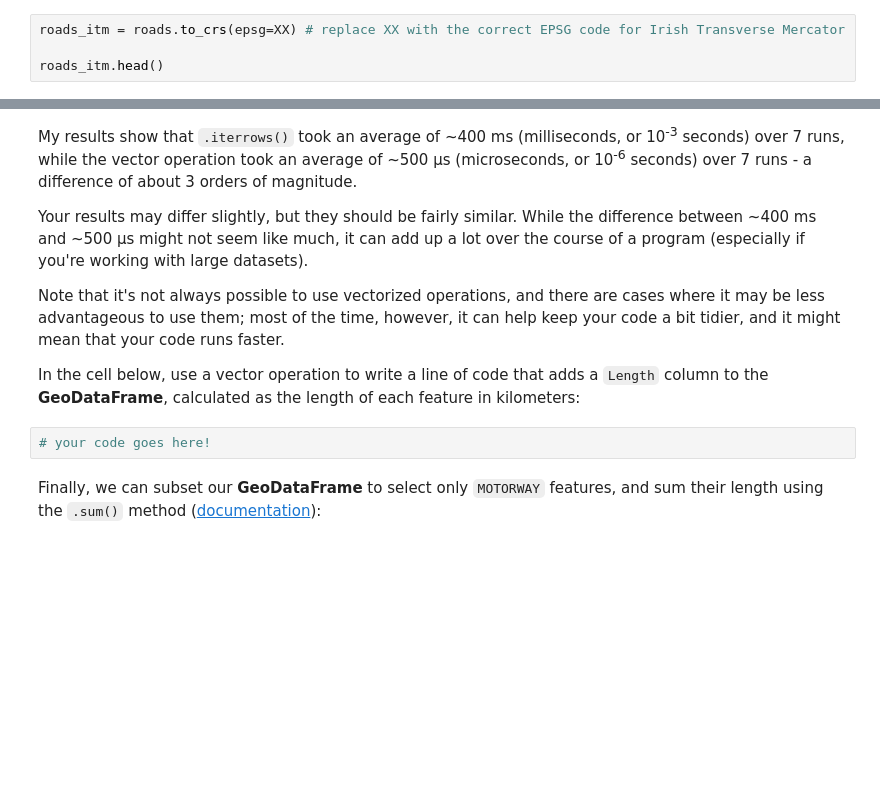
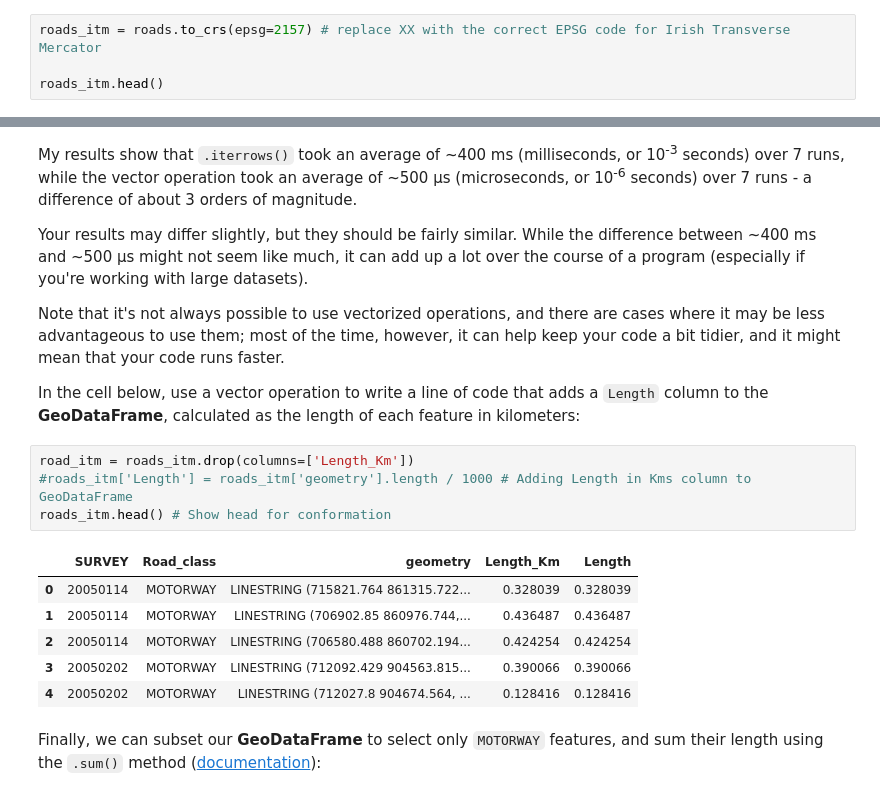
Before and after one commit to EJHolt-Study/egm722, a Jupyter notebook: Week3/VectorData.ipynb, the cells around one changed output, grey strips where cells are left out. Cells and saved outputs as stored; diff of their text form; blank space fills up the shorter version.

```diff
--- a/Week3/VectorData.ipynb
+++ b/Week3/VectorData.ipynb
@@ -378,6 +420,6 @@ Rather than trying to find the correct JSON or PROJ representation of this CRS,
 
 <span style="color:#009fdf;font-size:1.1em;font-weight:bold">Using the search function on the [EPSG registry](https://epsg.org/search/by-name), or using an internet search, look up the EPSG code for the Irish Transverse Mercator CRS and enter it in the method call below:</span>
 # %%
-roads_itm = roads.to_crs(epsg=XX) # replace XX with the correct EPSG code for Irish Transverse Mercator
+roads_itm = roads.to_crs(epsg=2157) # replace XX with the correct EPSG code for Irish Transverse Mercator
 
 roads_itm.head()
@@ -440,8 +522,17 @@ Your results may differ slightly, but they should be fairly similar. While the d
 Note that it's not always possible to use vectorized operations, and there are cases where it may be less advantageous to use them; most of the time, however, it can help keep your code a bit tidier, and it might mean that your code runs faster.
 
 In the cell below, use a vector operation to write a line of code that adds a `Length` column to the **GeoDataFrame**, calculated as the length of each feature in kilometers:
-# %%
-# your code goes here!
+# %%
+road_itm = roads_itm.drop(columns=['Length_Km'])
+#roads_itm['Length'] = roads_itm['geometry'].length / 1000 # Adding Length in Kms column to GeoDataFrame
+roads_itm.head() # Show head for conformation
+# %% [output]
+|  | SURVEY | Road_class | geometry | Length_Km | Length |
+| 0 | 20050114 | MOTORWAY | LINESTRING (715821.764 861315.722... | 0.328039 | 0.328039 |
+| 1 | 20050114 | MOTORWAY | LINESTRING (706902.85 860976.744,... | 0.436487 | 0.436487 |
+| 2 | 20050114 | MOTORWAY | LINESTRING (706580.488 860702.194... | 0.424254 | 0.424254 |
+| 3 | 20050202 | MOTORWAY | LINESTRING (712092.429 904563.815... | 0.390066 | 0.390066 |
+| 4 | 20050202 | MOTORWAY | LINESTRING (712027.8 904674.564, ... | 0.128416 | 0.128416 |
 # %% [markdown]
 Finally, we can subset our **GeoDataFrame** to select only `MOTORWAY` features, and sum their length using the `.sum()` method ([documentation](https://pandas.pydata.org/pandas-docs/stable/reference/api/pandas.Series.sum.html)):
 # %%
```
Also changed, not shown: parts of 11 cells of this notebook.
